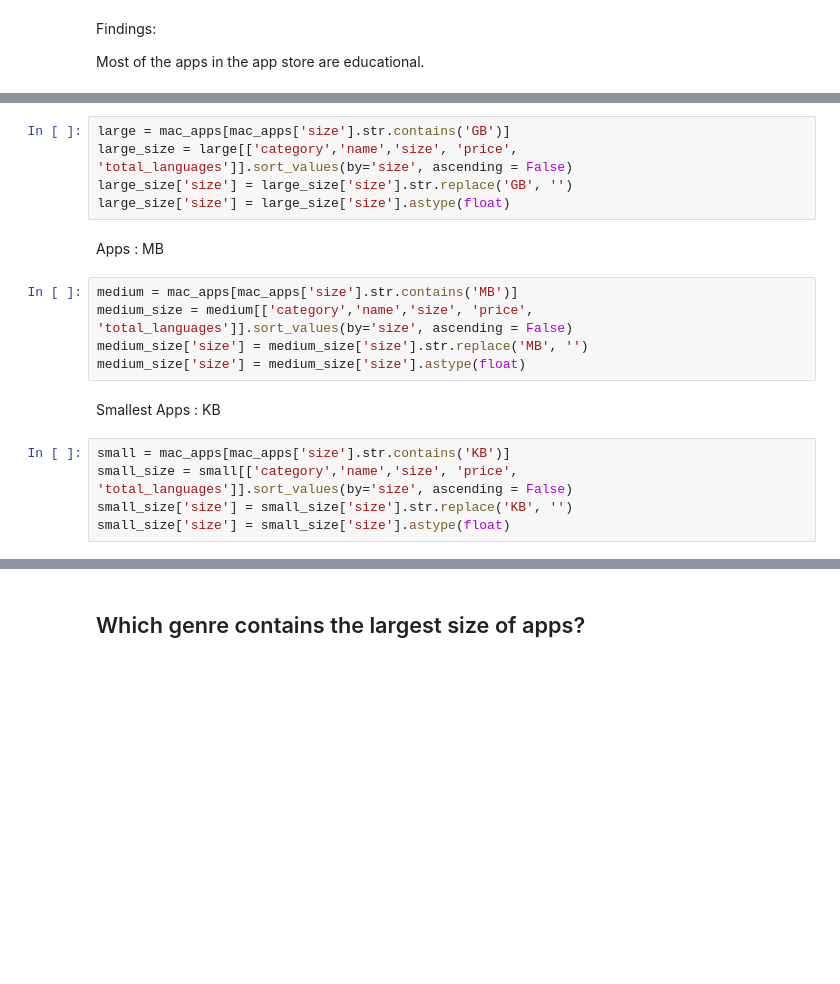
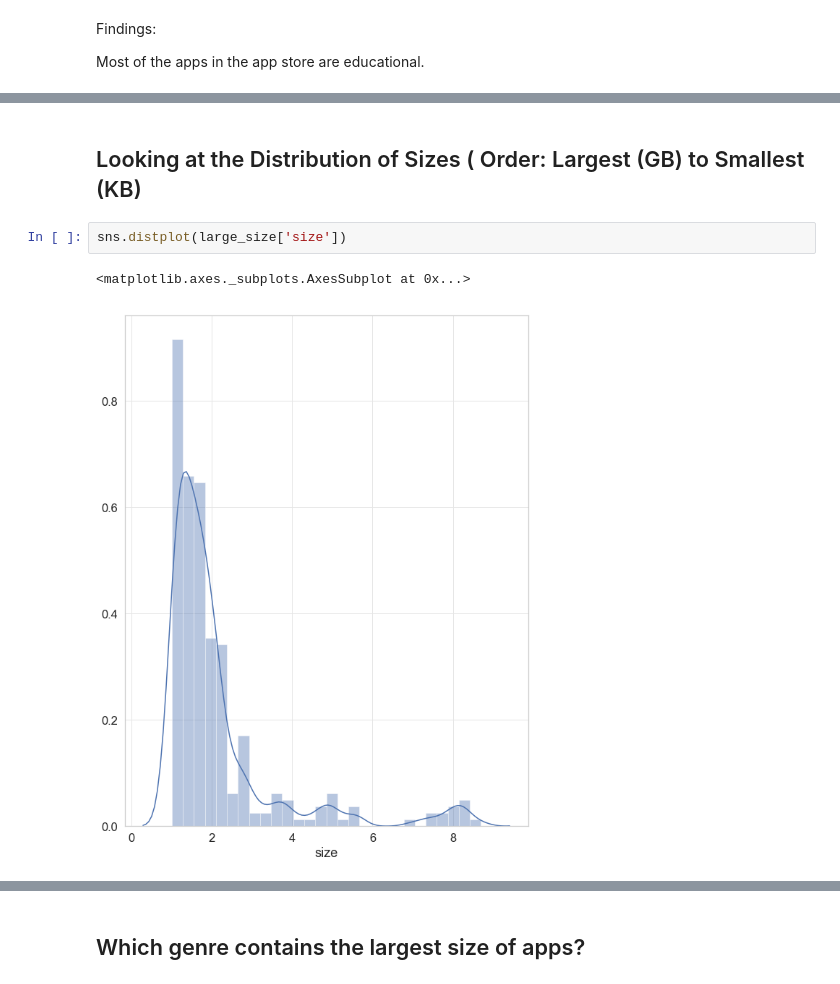
Before and after one commit to drucilal/Scraping_AppleMac_Store, a Jupyter notebook: Mac_EDA.ipynb, the cells around one changed output, grey strips where cells are left out. Drawn from its saved outputs; the diff is of its cells as text; blank space fills up the shorter version.

```diff
--- a/Mac_EDA.ipynb
+++ b/Mac_EDA.ipynb
@@ -39,19 +33,7 @@ Large Apps : GB
-# %%
-large = mac_apps[mac_apps['size'].str.contains('GB')]
-large_size = large[['category','name','size', 'price', 'total_languages']].sort_values(by='size', ascending = False)
-large_size['size'] = large_size['size'].str.replace('GB', '')
-large_size['size'] = large_size['size'].astype(float)
-# %% [markdown]
-Apps : MB
-# %%
-medium = mac_apps[mac_apps['size'].str.contains('MB')]
-medium_size = medium[['category','name','size', 'price', 'total_languages']].sort_values(by='size', ascending = False)
-medium_size['size'] = medium_size['size'].str.replace('MB', '')
-medium_size['size'] = medium_size['size'].astype(float)
-# %% [markdown]
-Smallest Apps : KB
-# %%
-small = mac_apps[mac_apps['size'].str.contains('KB')]
-small_size = small[['category','name','size', 'price', 'total_languages']].sort_values(by='size', ascending = False)
-small_size['size'] = small_size['size'].str.replace('KB', '')
-small_size['size'] = small_size['size'].astype(float)
+# %% [markdown]
+## Looking at the Distribution of Sizes ( Order: Largest (GB) to Smallest (KB)
+# %%
+sns.distplot(large_size['size'])
+# %% [output]
+<matplotlib.axes._subplots.AxesSubplot at 0x...>
+[figure, added]
```
Also changed, not shown: parts of 21 cells of this notebook, 1 other file.
